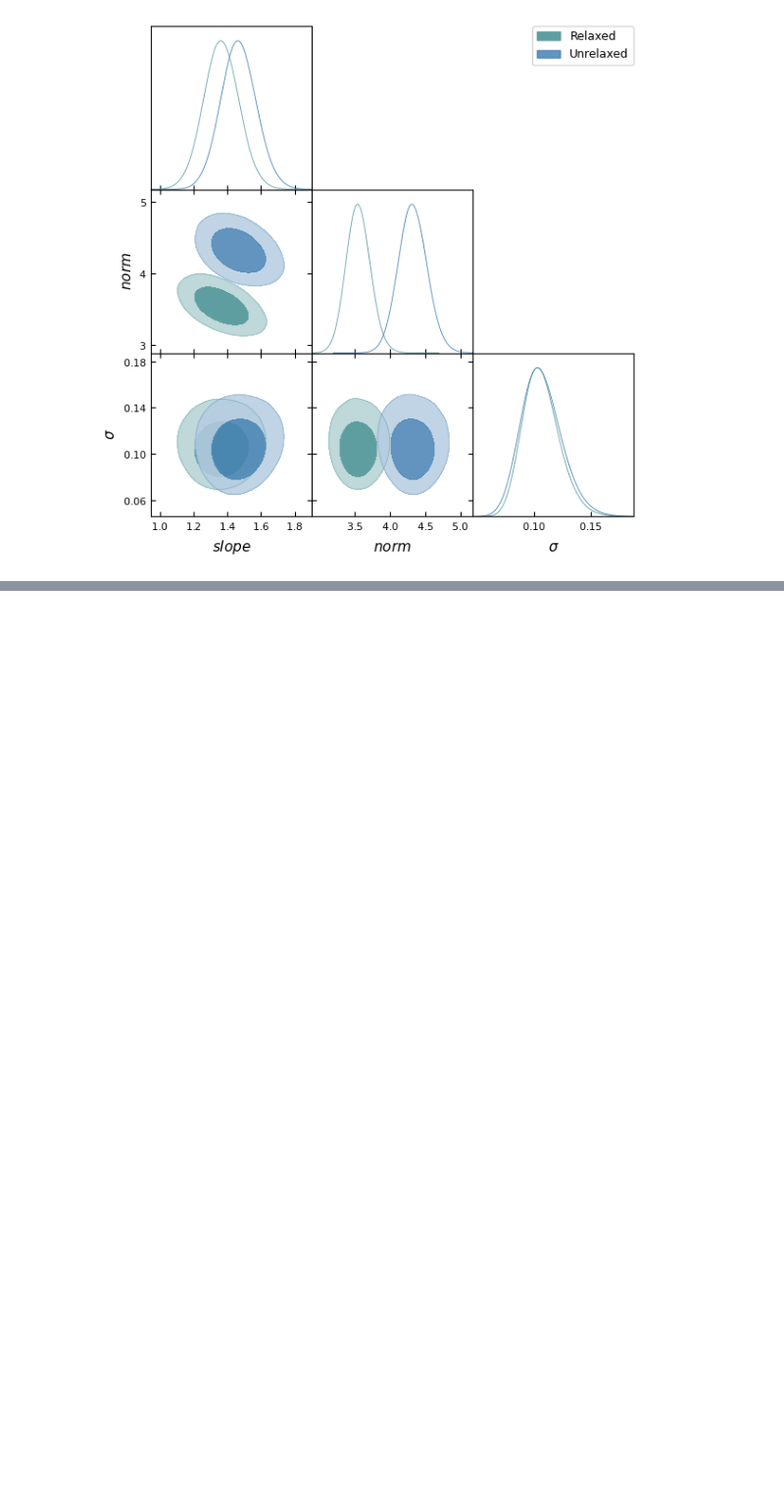
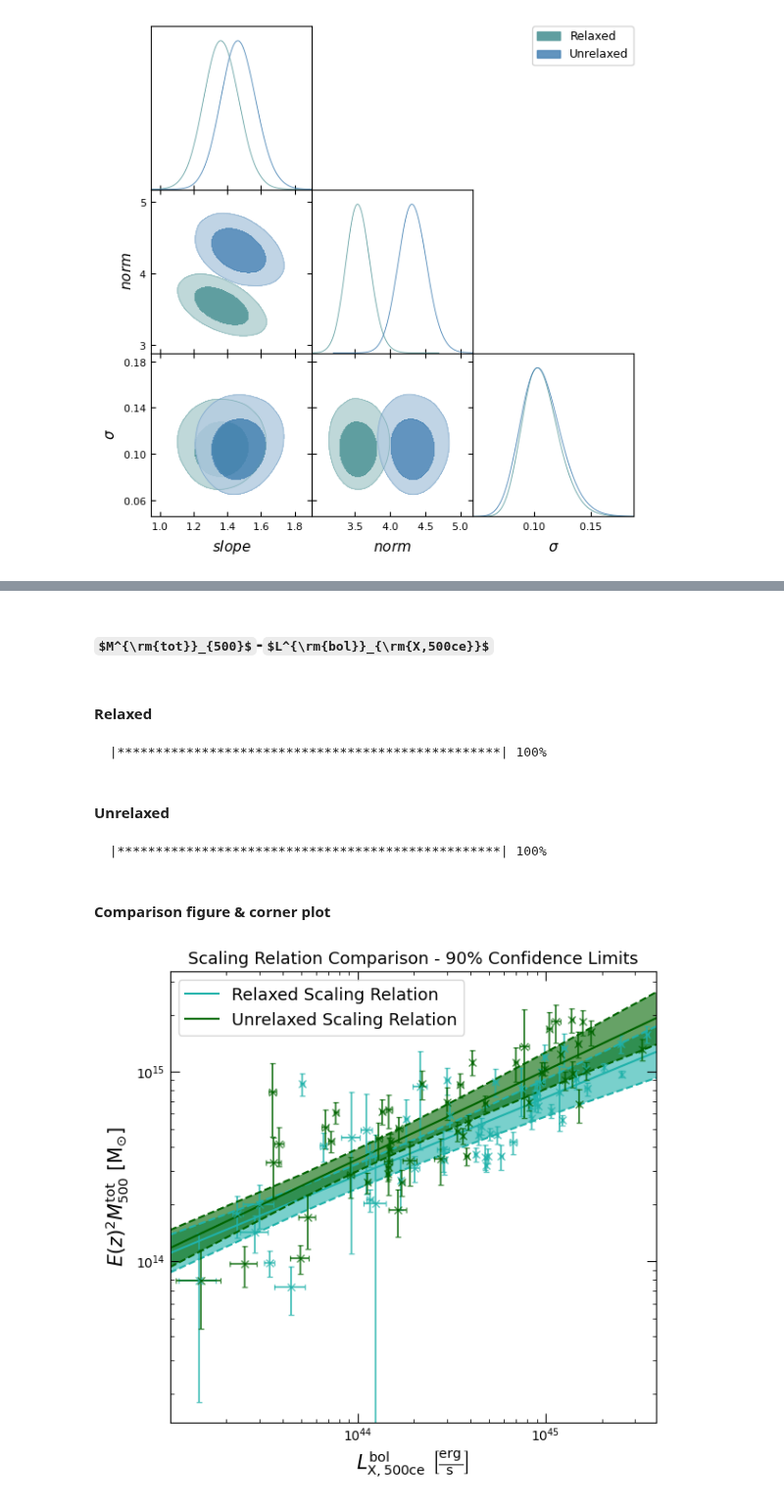
Before and after one commit to DavidT3/XCS-Mass-II-Analysis, a Jupyter notebook: notebooks/exploring_scatter/SDSSRM-XCS_relation_scatter_morphology_dependence.ipynb, the cells around one changed output, grey strips where cells are left out. Shown at 98% size. Cells and saved outputs as stored; diff of their text form; code cells hidden in the pictures; some formulas as TeX source; blank space fills up the shorter version.

```diff
--- a/notebooks/exploring_scatter/SDSSRM-XCS_relation_scatter_morphology_dependence.ipynb
+++ b/notebooks/exploring_scatter/SDSSRM-XCS_relation_scatter_morphology_dependence.ipynb
@@ -907,0 +961,48 @@ Removed no burn in
+# %% [markdown]
+### $M^{\rm{tot}}_{500}$-$L^{\rm{bol}}_{\rm{X,500ce}}$
+# %%
+# Setting up property variables in astropy quantity objects
+lxbol_500ce = Quantity(sdssxcs_samp[['Lxbol_500ce', 'Lxbol_500ce-','Lxbol_500ce+']].values, 'erg/s')
+# %% [markdown]
+#### Relaxed
+# %%
+rel_mtot500 = (mtot500*(sdssxcs_samp['E'].values[..., None]**2))[sdssxcs_samp['lovisari_relaxed'].values, :]
+rel_lxbol_500ce = lxbol_500ce[sdssxcs_samp['lovisari_relaxed'].values, :]
+rel_names = clust_names[sdssxcs_samp['lovisari_relaxed'].values]
+
+rel_mtot500_lxbol_500ce = scaling_relation_lira(rel_mtot500[:, 0], rel_mtot500[:, 1:], rel_lxbol_500ce[:, 0], rel_lxbol_500ce[:, 1:],
+                                                m_norm, lx_norm, y_name=r"$E(z)^{2}M^{\rm{tot}}_{500}$",
+                                                x_name=r"$L^{\rm{bol}}_{\rm{X,500ce}}$",
+                                                dim_hubb_ind=2, point_names=rel_names)
+
+rel_mtot500_lxbol_500ce.model_colour = 'lightseagreen'
+rel_mtot500_lxbol_500ce.author = 'Turner et al.'
+rel_mtot500_lxbol_500ce.year = 2025
+rel_mtot500_lxbol_500ce.name = r'Relaxed'
+# %% [output]
+  |**************************************************| 100%
+# %% [markdown]
+#### Unrelaxed
+# %%
+unrel_mtot500 = (mtot500*(sdssxcs_samp['E'].values[..., None]**2))[~sdssxcs_samp['lovisari_relaxed'].values, :]
+unrel_lxbol_500ce = lxbol_500ce[~sdssxcs_samp['lovisari_relaxed'].values, :]
+unrel_names = clust_names[~sdssxcs_samp['lovisari_relaxed'].values]
+
+unrel_mtot500_lxbol_500ce = scaling_relation_lira(unrel_mtot500[:, 0], unrel_mtot500[:, 1:],
+                                                  unrel_lxbol_500ce[:, 0], unrel_lxbol_500ce[:, 1:],
+                                                  m_norm, lx_norm, y_name=r"$E(z)^{2}M^{\rm{tot}}_{500}$",
+                                                  x_name=r"$L^{\rm{bol}}_{\rm{X,500ce}}$",
+                                                  dim_hubb_ind=2, point_names=unrel_names)
+
+unrel_mtot500_lxbol_500ce.model_colour = 'darkgreen'
+unrel_mtot500_lxbol_500ce.author = 'Turner et al.'
+unrel_mtot500_lxbol_500ce.year = 2025
+unrel_mtot500_lxbol_500ce.name = r'Unrelaxed'
+# %% [output]
+  |**************************************************| 100%
+# %% [markdown]
+#### Comparison figure & corner plot
+# %%
+(rel_mtot500_lxbol_500ce + unrel_mtot500_lxbol_500ce).view(figsize=(6.25, 6), )
+# %% [output]
+[figure, added]
```
Also changed, not shown: parts of 25 cells of this notebook.
